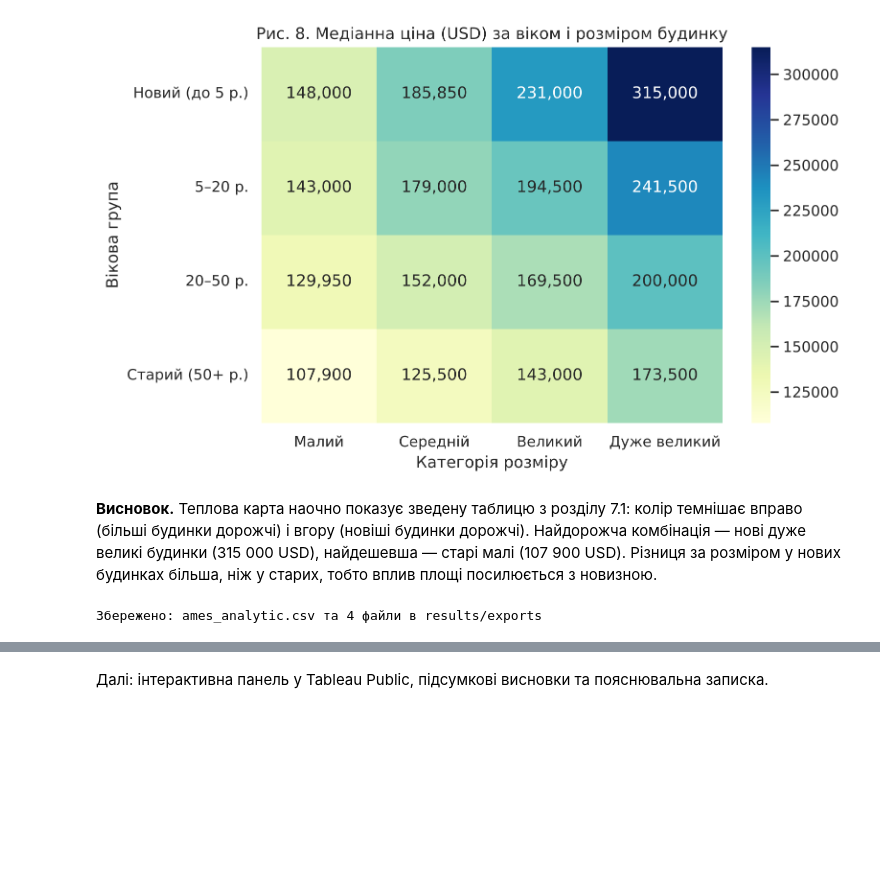
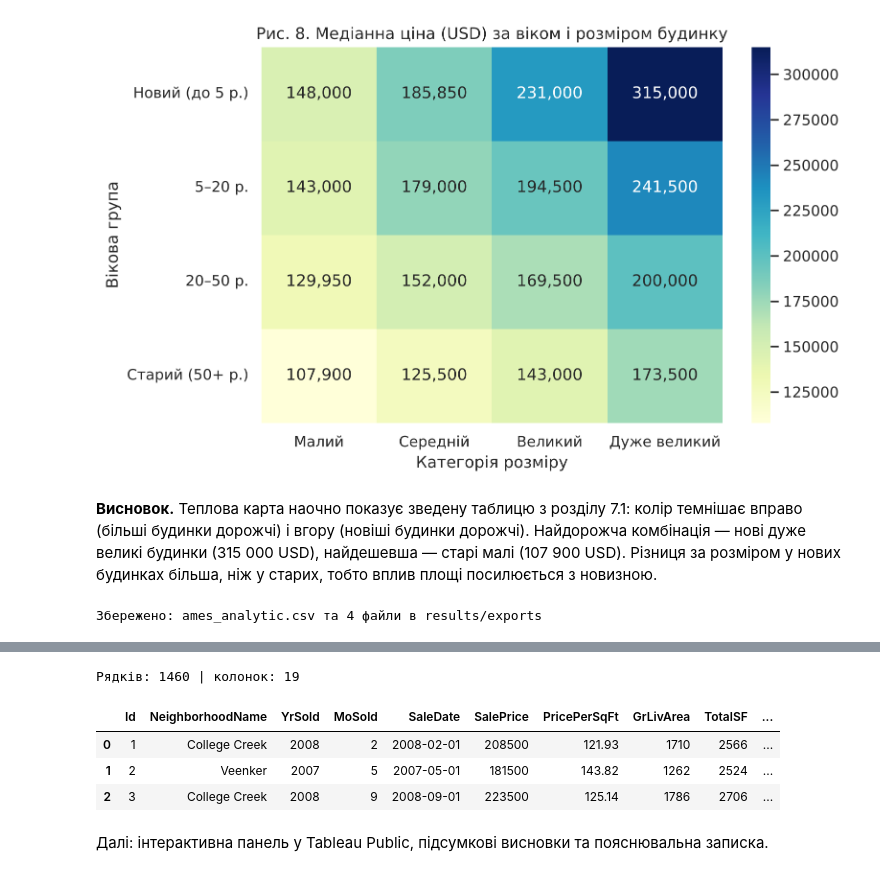
Before and after one commit to Denis8870/ames-housing-analysis, a Jupyter notebook: notebooks/analysis.ipynb, the cells around one changed output, grey strips where cells are left out. Saved outputs shown, nothing was run; the diff lists cells and outputs as text; code cells hidden in the pictures; blank space fills up the shorter version.

```diff
--- a/notebooks/analysis.ipynb
+++ b/notebooks/analysis.ipynb
@@ -831,2 +835,20 @@ print("Збережено: ames_analytic.csv та 4 файли в results/export
+# %%
+tableau_cols = [
+    "Id", "NeighborhoodName", "YrSold", "MoSold", "SaleDate", "SalePrice", "PricePerSqFt",
+    "GrLivArea", "TotalSF", "YearBuilt", "HouseAge", "AgeGroup", "SizeCategory",
+    "OverallQual", "SaleCondition", "BldgType", "DwellingGroup", "HasGarage", "IsAnomaly",
+]
+tableau_df = merged[tableau_cols].copy()
+tableau_df["SaleDate"] = tableau_df["SaleDate"].dt.strftime("%Y-%m-%d")
+tableau_df["PricePerSqFt"] = tableau_df["PricePerSqFt"].round(2)
+tableau_df.to_csv("../results/tableau/ames_tableau.csv", index=False)
+print("Рядків:", len(tableau_df), "| колонок:", tableau_df.shape[1])
+tableau_df.head(3)
+# %% [output]
+Рядків: 1460 | колонок: 19
+|  | Id | NeighborhoodName | YrSold | MoSold | SaleDate | SalePrice | PricePerSqFt | GrLivArea | TotalSF | ... |
+| 0 | 1 | College Creek | 2008 | 2 | 2008-02-01 | 208500 | 121.93 | 1710 | 2566 | ... |
+| 1 | 2 | Veenker | 2007 | 5 | 2007-05-01 | 181500 | 143.82 | 1262 | 2524 | ... |
+| 2 | 3 | College Creek | 2008 | 9 | 2008-09-01 | 223500 | 125.14 | 1786 | 2706 | ... |
 # %% [markdown]
 Далі: інтерактивна панель у Tableau Public, підсумкові висновки та пояснювальна записка.
```
Also changed, not shown: parts of 1 cell of this notebook, 2 other files.
